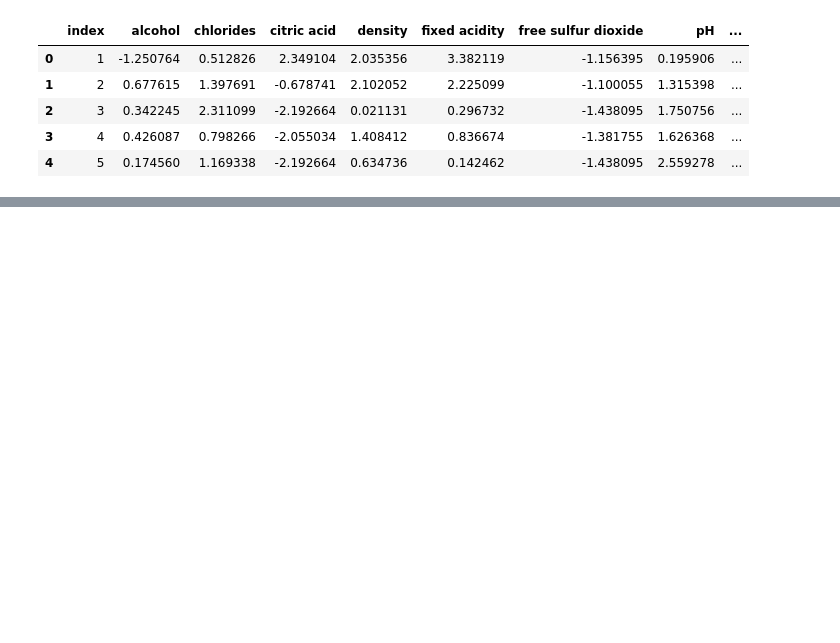
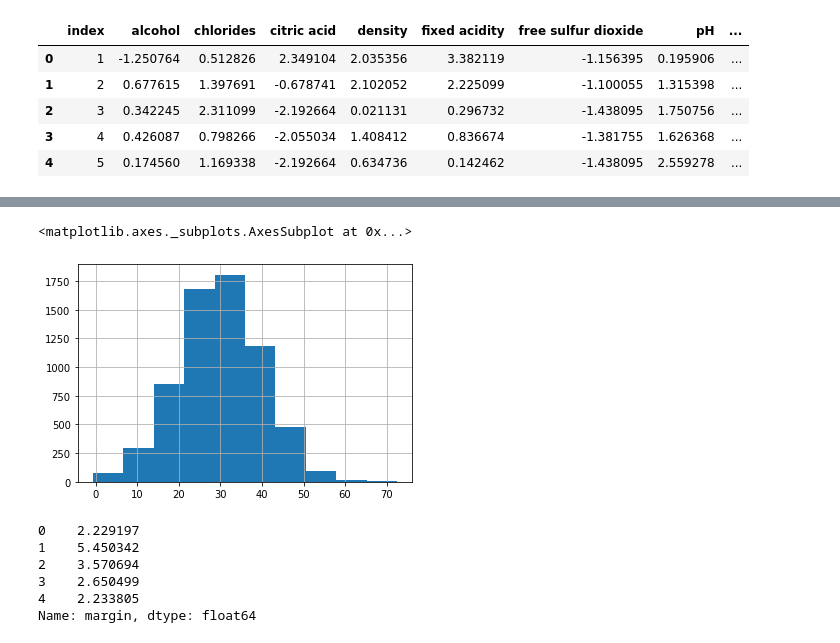
Before and after one commit to raquelcreis/wine_profit, a Jupyter notebook: notebook.ipynb, the cells around one changed output, grey strips where cells are left out. Saved outputs shown, nothing was run; the diff lists cells and outputs as text; code cells hidden in the pictures; blank space fills up the shorter version.

Commit message:
margin describe

```diff
--- a/notebook.ipynb
+++ b/notebook.ipynb
@@ -33,0 +43,3 @@ plt.show()
+# %%
+df['profit'] = df['price'] - df['cost']
+df.profit
@@ -33,0 +59,15 @@ plt.show()
+# %%
+df.profit.hist()
+# %% [output]
+<matplotlib.axes._subplots.AxesSubplot at 0x...>
+[figure, added]
+# %%
+df['margin'] = [(x - y)/y if y != 0 else 0 for x,y in zip(df.price,df.cost)]
+df.margin.head()
+# %% [output]
+0    2.229197
+1    5.450342
+2    3.570694
+3    2.650499
+4    2.233805
+Name: margin, dtype: float64
```
Also changed, not shown: parts of 5 cells of this notebook.
